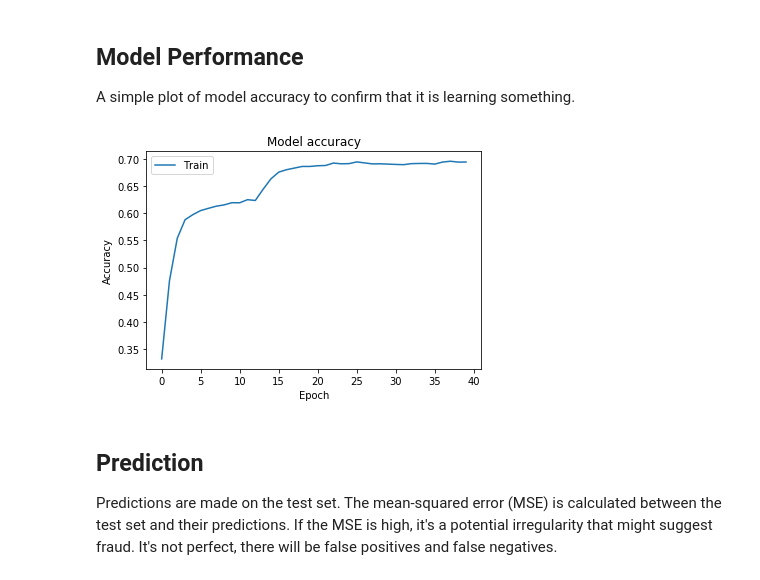
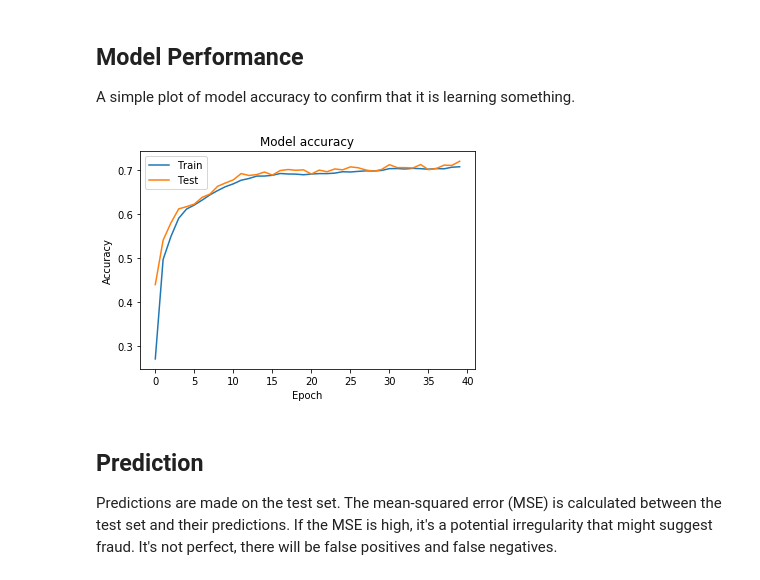
Before and after one commit to msiddalingaiah/MachineLearning, a Jupyter notebook: Anomalies/Credit_Card_Fraud.ipynb, the cells around one changed output. Drawn from its saved outputs; the diff is of its cells as text; code cells hidden in the pictures.

```diff
--- a/Anomalies/Credit_Card_Fraud.ipynb
+++ b/Anomalies/Credit_Card_Fraud.ipynb
@@ -67,7 +74,7 @@ input_dim = X_train.shape[1]
 encoding_dim = 14
 
 model = Sequential()
-model.add(Dense(encoding_dim, activation="tanh", activity_regularizer=regularizers.l1(10e-5), input_shape=(input_dim,)))
+model.add(Dense(encoding_dim, activation="tanh", input_shape=(input_dim,)))
 model.add(Dense(int(encoding_dim / 2), activation="relu"))
 model.add(Dense(int(encoding_dim / 2), activation='tanh'))
 model.add(Dense(input_dim, activation='relu'))
@@ -136,13 +143,14 @@ A simple plot of model accuracy to confirm that it is learning something.
 # %%
 # summarize history for accuracy
 plt.plot(history['acc'])
+plt.plot(history['val_acc'])
 plt.title('Model accuracy')
 plt.ylabel('Accuracy')
 plt.xlabel('Epoch')
-plt.legend(['Train'], loc='upper left')
+plt.legend(['Train', 'Test'], loc='upper left')
 plt.show()
 # %% [output]
-[figure, old version]
+[figure, new version]
 # %% [markdown]
 ## Prediction
 
```
Also changed, not shown: parts of 10 cells of this notebook.
